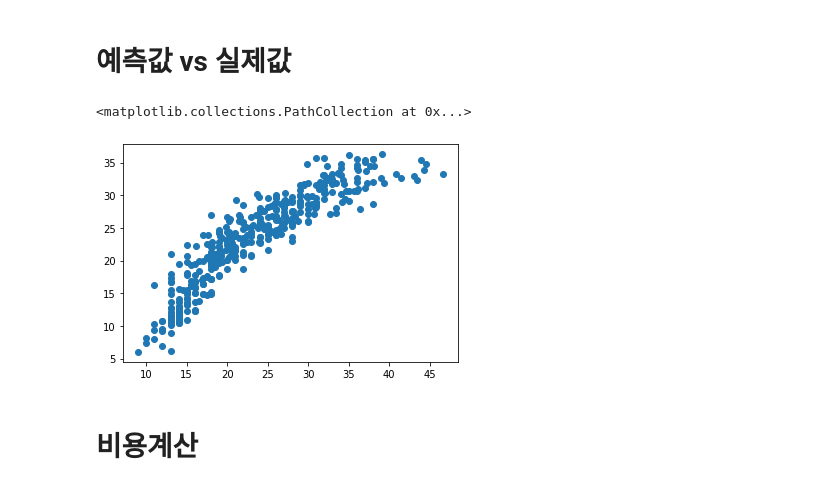
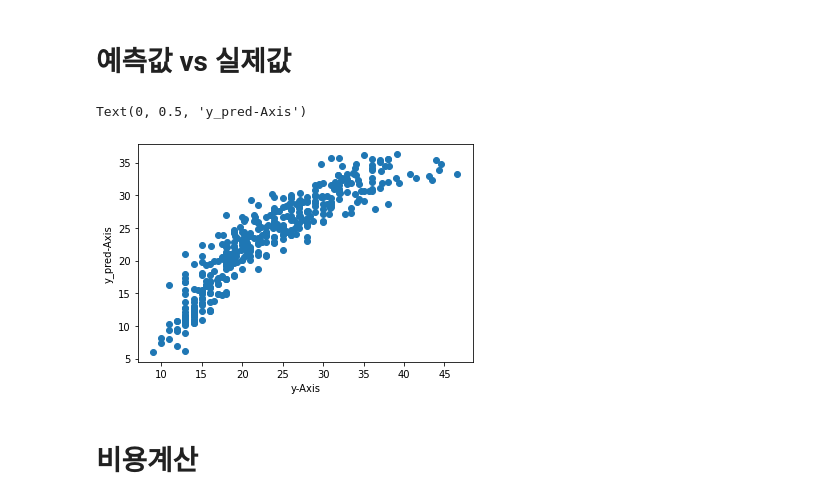
Before and after one commit to AnYeHyeon/DataScience2023, a Jupyter notebook: 2_2_회귀_자동차연비예측.ipynb, the cells around one changed output. Saved outputs shown, nothing was run; the diff lists cells and outputs as text; code cells hidden in the pictures.

```diff
--- a/2_2_회귀_자동차연비예측.ipynb
+++ b/2_2_회귀_자동차연비예측.ipynb
@@ -162,9 +162,11 @@ plt.bar(X.columns, reg.coef_) # 연비가 시간이 지날수록 좋다 -> 기
 y_pred = reg.predict(X_norm)
 # %%
 plt.scatter(y, y_pred)
+plt.xlabel('y-Axis')
+plt.ylabel('y_pred-Axis')
 # %% [output]
-<matplotlib.collections.PathCollection at 0x...>
+Text(0, 0.5, 'y_pred-Axis')
-[figure, old version]
+[figure, new version]
 # %% [markdown]
 # 비용계산
 # %%
```
Also changed, not shown: 3 other files.
